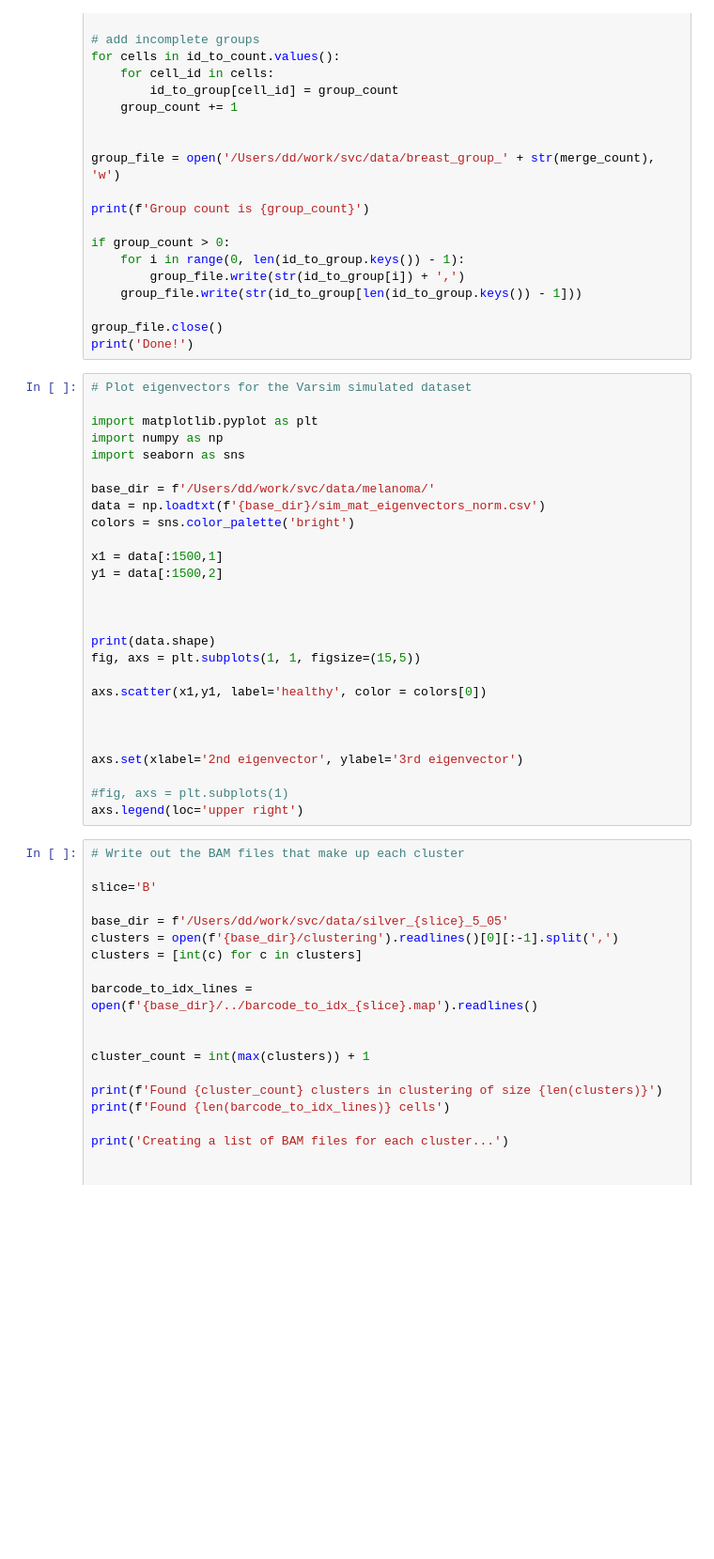
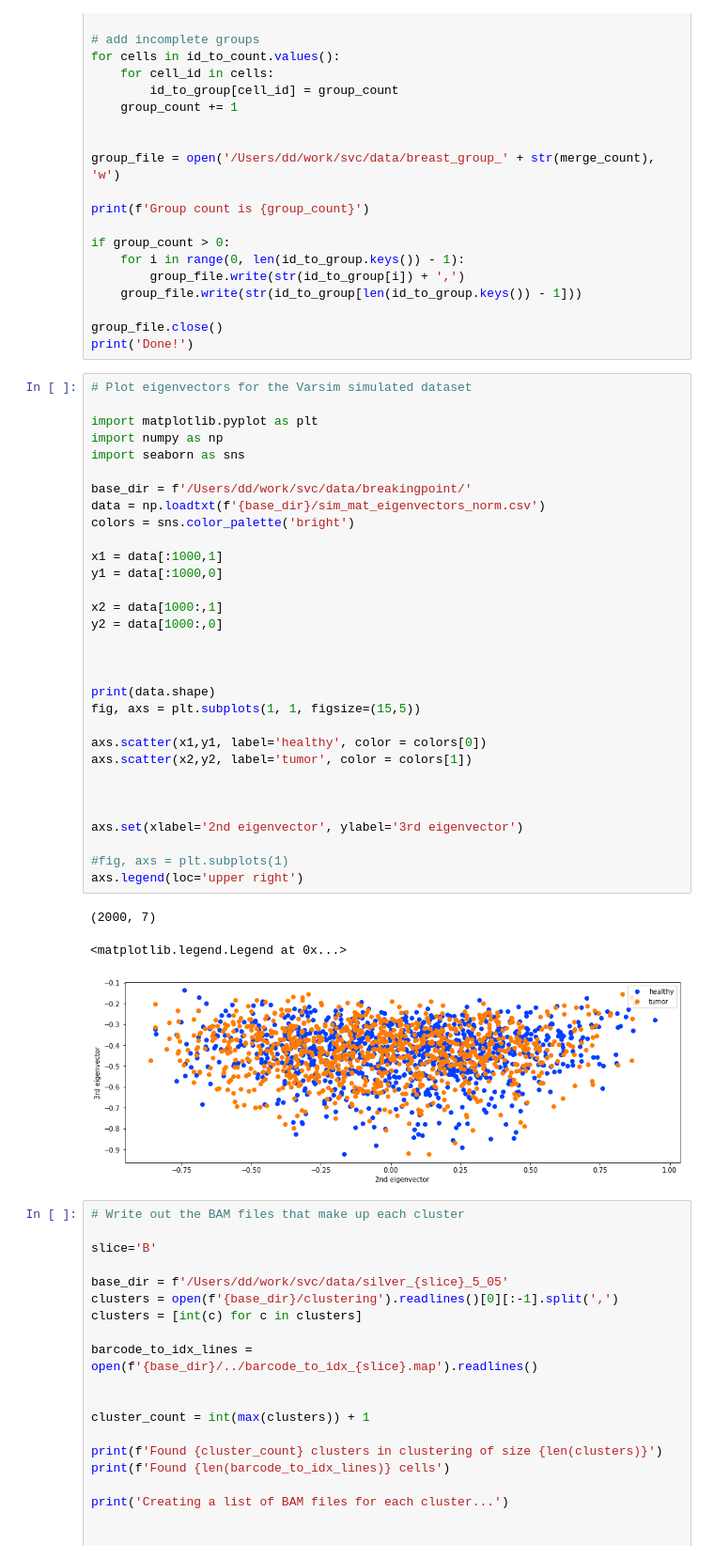
Before and after one commit to ratschlab/secedo, a Jupyter notebook: scripts/utils.ipynb, the cells around one changed output. Shown at 94% size. Cells and saved outputs as stored; diff of their text form; blank space fills up the shorter version.

```diff
--- a/scripts/utils.ipynb
+++ b/scripts/utils.ipynb
@@ -265,30 +265,38 @@ print('Done!')
 # %%
 # Plot eigenvectors for the Varsim simulated dataset
 
 import matplotlib.pyplot as plt
 import numpy as np
 import seaborn as sns
 
-base_dir = f'/Users/dd/work/svc/data/melanoma/'
+base_dir = f'/Users/dd/work/svc/data/breakingpoint/'
 data = np.loadtxt(f'{base_dir}/sim_mat_eigenvectors_norm.csv')
 colors = sns.color_palette('bright')
 
-x1 = data[:1500,1]
-y1 = data[:1500,2]
+x1 = data[:1000,1]
+y1 = data[:1000,0]
+
+x2 = data[1000:,1]
+y2 = data[1000:,0]
 
 
 
 print(data.shape)
 fig, axs = plt.subplots(1, 1, figsize=(15,5))
 
 axs.scatter(x1,y1, label='healthy', color = colors[0])
+axs.scatter(x2,y2, label='tumor', color = colors[1])
 
 
 
 axs.set(xlabel='2nd eigenvector', ylabel='3rd eigenvector')
 
 #fig, axs = plt.subplots(1)
 axs.legend(loc='upper right')
+# %% [output]
+(2000, 7)
+<matplotlib.legend.Legend at 0x...>
+[figure, added]
 # %%
 # Write out the BAM files that make up each cluster
 
```
Also changed, not shown: 2 other files.
